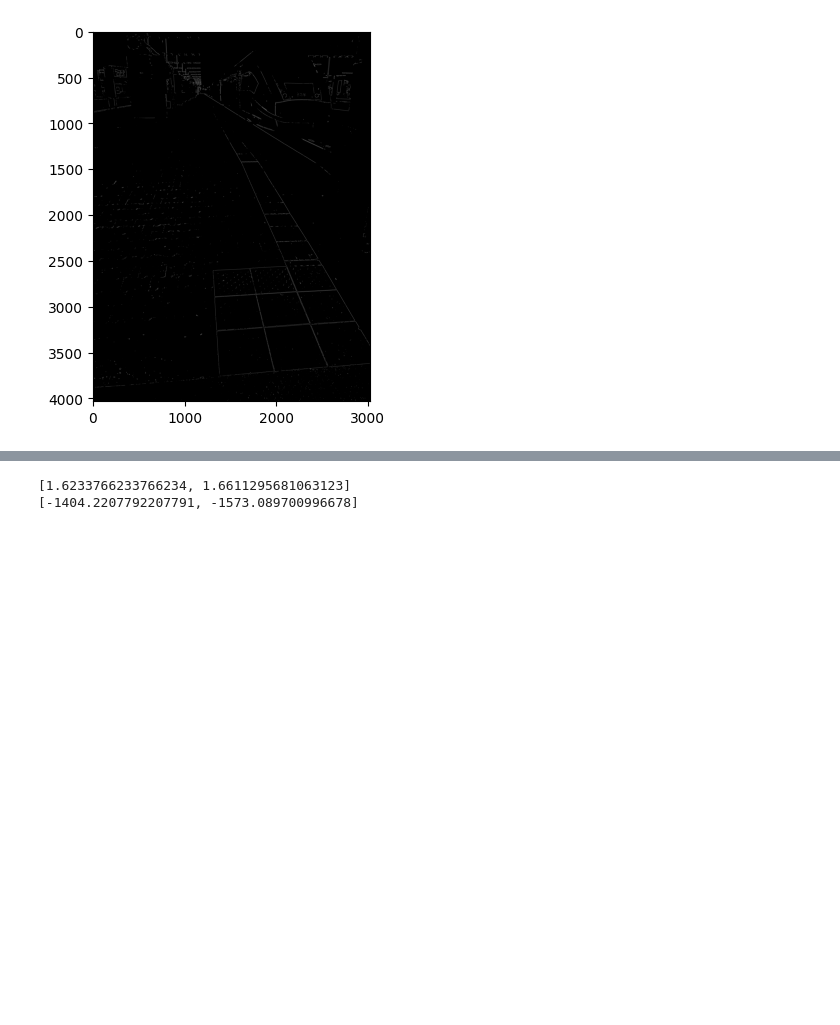
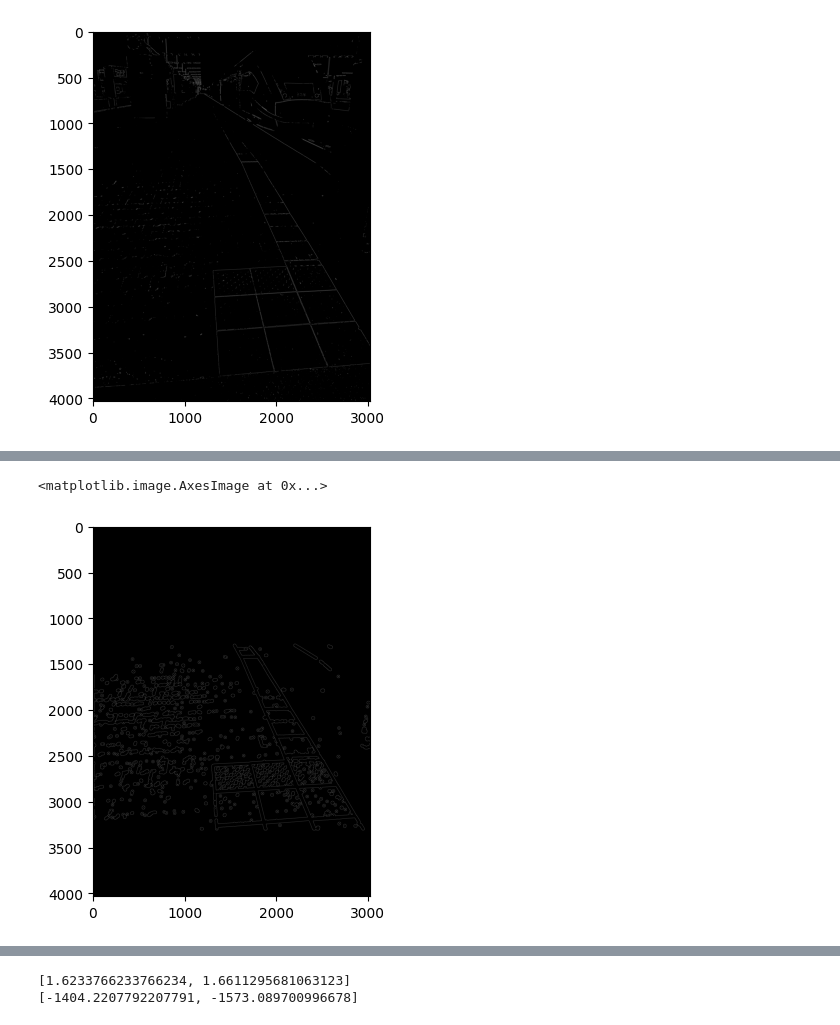
Before and after one commit to hendric-popma/project_bums, a Jupyter notebook: search line canny.ipynb, the cells around one changed output, grey strips where cells are left out. Saved outputs shown, nothing was run; the diff lists cells and outputs as text; code cells hidden in the pictures; blank space fills up the shorter version.

```diff
--- a/search line canny.ipynb
+++ b/search line canny.ipynb
@@ -152,0 +169,6 @@ Clipping input data to the valid range for imshow with RGB data ([0..1] for floa
+# %%
+canny_dots = cv2.Canny(img_dots_gray, threshold1=250, threshold2=0)
+plt.imshow(canny_dots)
+# %% [output]
+<matplotlib.image.AxesImage at 0x...>
+[figure, added]
```
Also changed, not shown: parts of 11 cells of this notebook, 1 other file.
